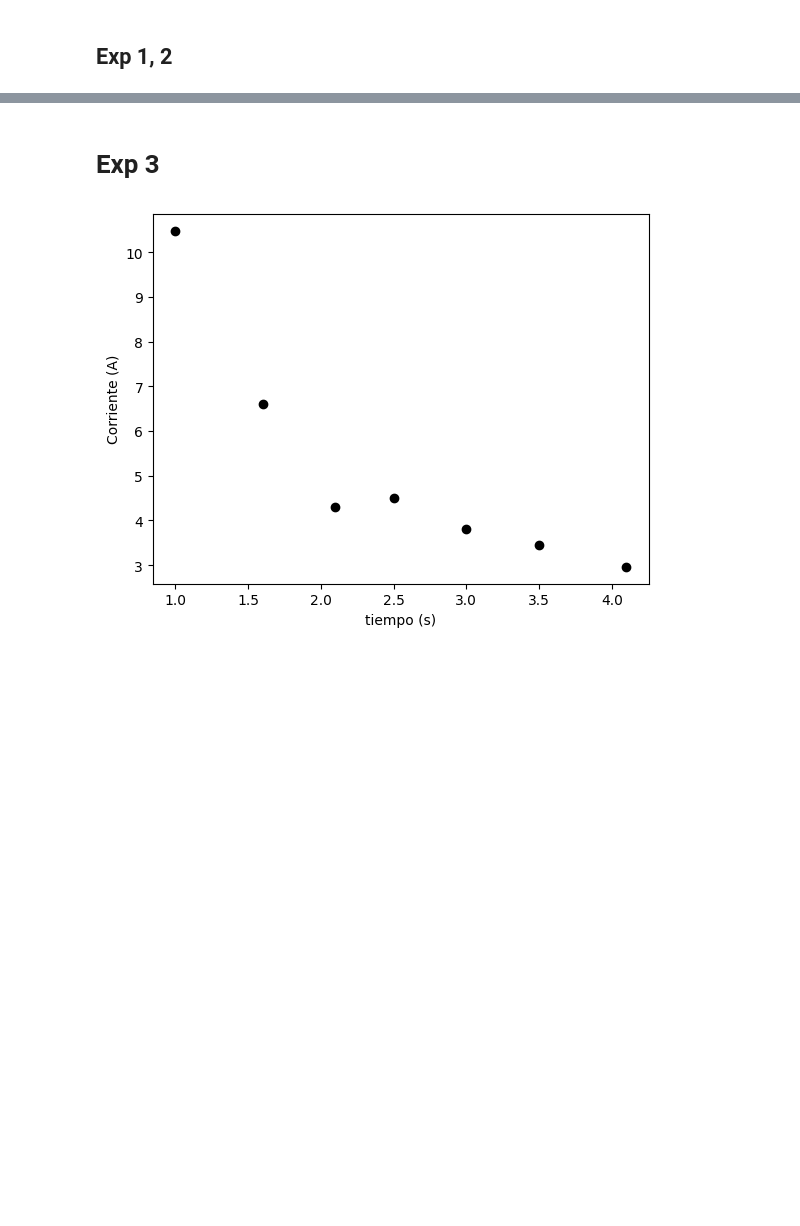
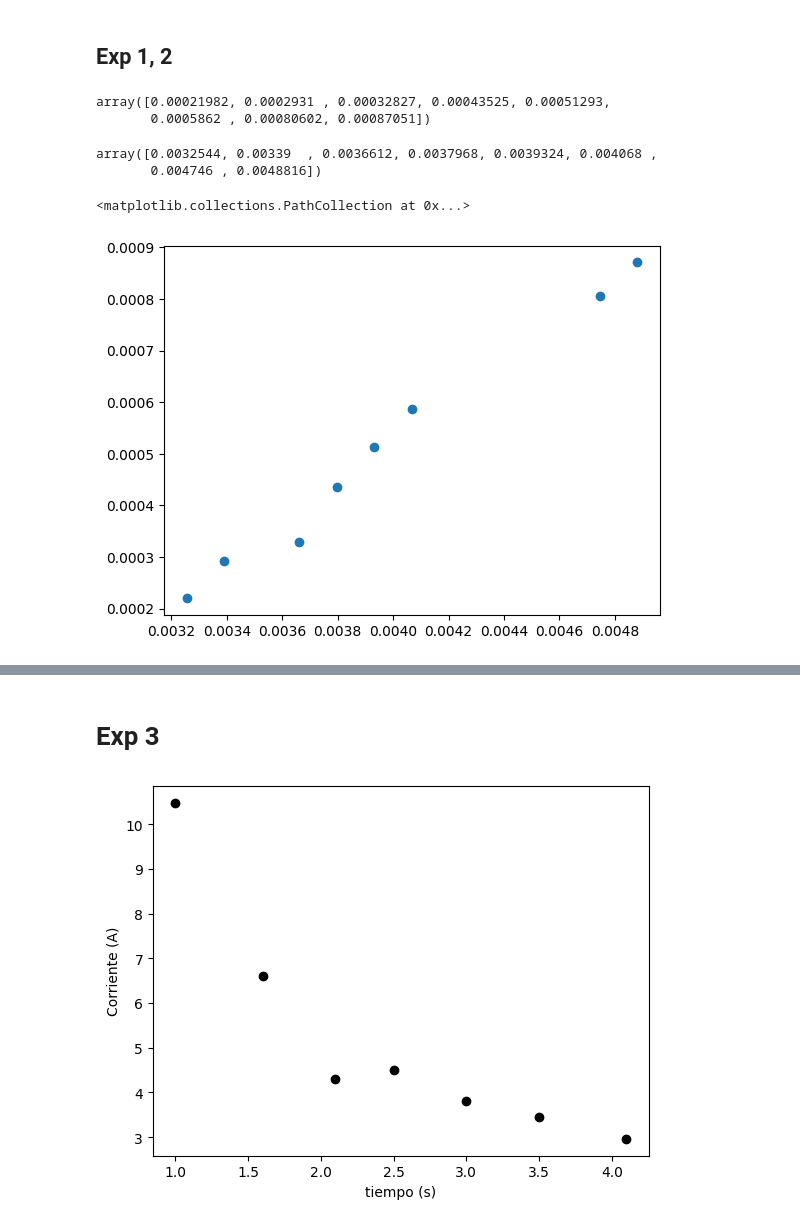
Before and after one commit to Emyfoton/Codigos_pregrado, a Jupyter notebook: Gráficas_Torque_magnético.ipynb, the cells around one changed output, grey strips where cells are left out. Drawn from its saved outputs; the diff is of its cells as text; code cells hidden in the pictures; blank space fills up the shorter version.

```diff
--- a/Gráficas_Torque_magnético.ipynb
+++ b/Gráficas_Torque_magnético.ipynb
@@ -4,0 +23,2 @@
+# %%
+I_am = 0.001356
@@ -4,0 +28,21 @@
+# %%
+r1 = np.array([1.5, 2.0, 2.24, 2.97, 3.5, 4.0, 5.5, 5.94])
+r2= r1 * 1.5e-2
+r3 = r2*9.77
+r = r3*1e-3
+I = np.array([2.4, 2.5, 2.7,  2.8,  2.9, 3.0, 3.5, 3.6])
+r
+# %% [output]
+array([0.00021982, 0.0002931 , 0.00032827, 0.00043525, 0.00051293,
+       0.0005862 , 0.00080602, 0.00087051])
+# %%
+B = I*I_am
+B
+# %% [output]
+array([0.0032544, 0.00339  , 0.0036612, 0.0037968, 0.0039324, 0.004068 ,
+       0.004746 , 0.0048816])
+# %%
+plt.scatter(B,r)
+# %% [output]
+<matplotlib.collections.PathCollection at 0x...>
+[figure, added]
```
Also changed, not shown: parts of 17 cells of this notebook.
